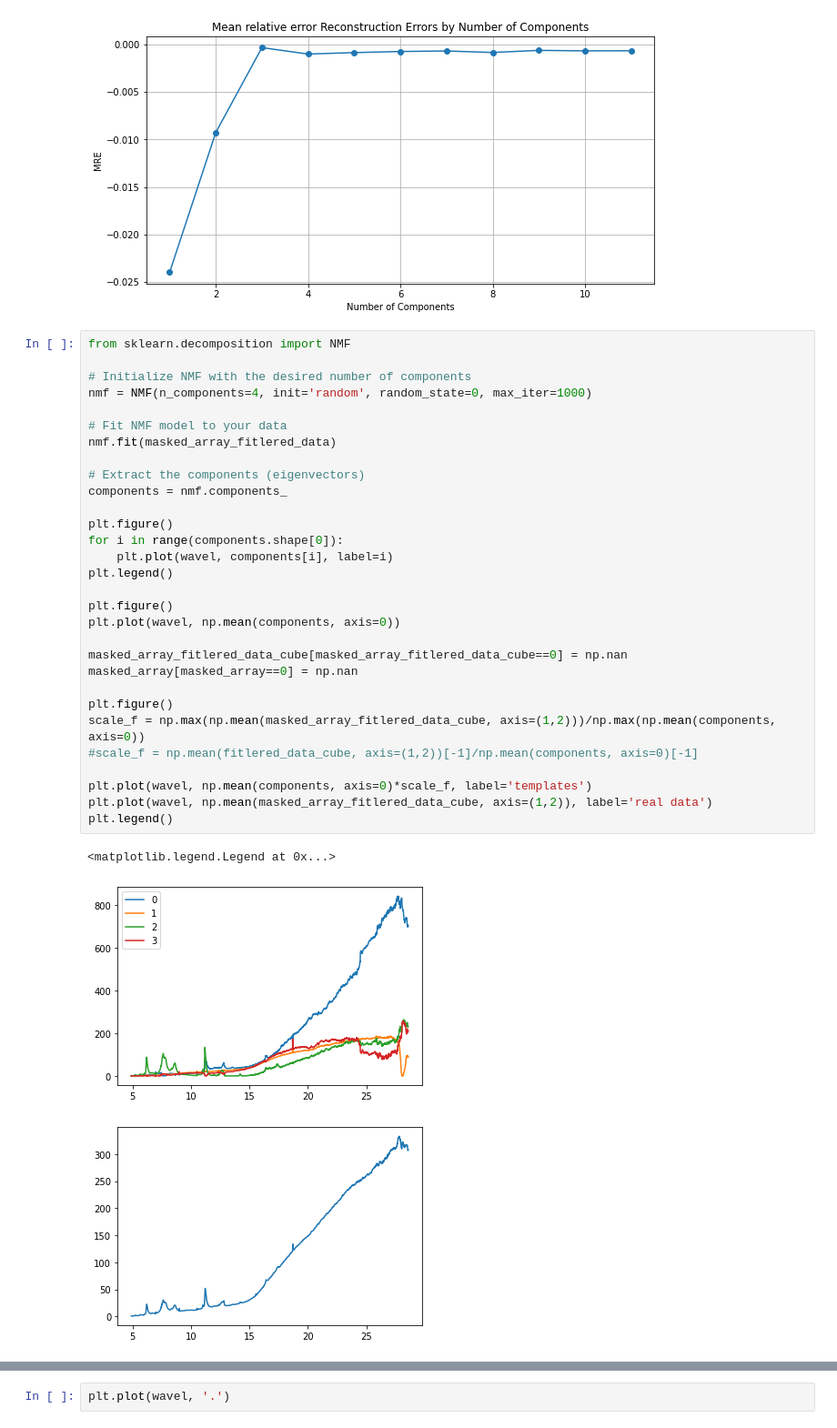
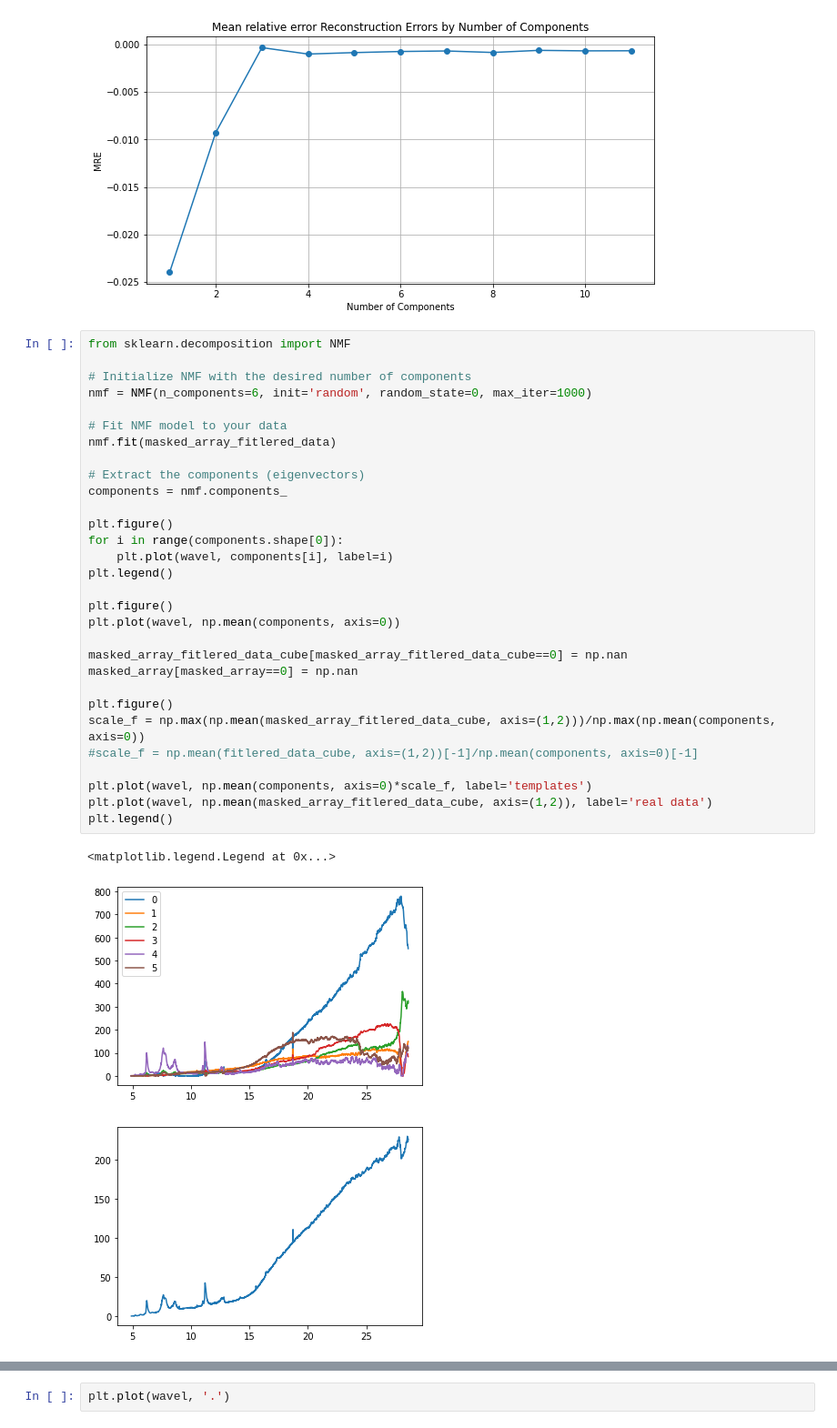
Before and after one commit to sidiso/surfh, a Jupyter notebook: notebooks/nmf_orion_allband.ipynb, the cells around one changed output, grey strips where cells are left out. Shown at 91% size. Cells and saved outputs as stored; diff of their text form.

```diff
--- a/notebooks/nmf_orion_allband.ipynb
+++ b/notebooks/nmf_orion_allband.ipynb
@@ -269,33 +280,33 @@ plt.grid(True)
 from sklearn.decomposition import NMF
 
 # Initialize NMF with the desired number of components
-nmf = NMF(n_components=4, init='random', random_state=0, max_iter=1000)
+nmf = NMF(n_components=6, init='random', random_state=0, max_iter=1000)
 
 # Fit NMF model to your data
 nmf.fit(masked_array_fitlered_data)
 
 # Extract the components (eigenvectors)
 components = nmf.components_
 
 plt.figure()
 for i in range(components.shape[0]):
     plt.plot(wavel, components[i], label=i)
 plt.legend()
 
 plt.figure()
 plt.plot(wavel, np.mean(components, axis=0))
 
 masked_array_fitlered_data_cube[masked_array_fitlered_data_cube==0] = np.nan
 masked_array[masked_array==0] = np.nan
 
 plt.figure()
 scale_f = np.max(np.mean(masked_array_fitlered_data_cube, axis=(1,2)))/np.max(np.mean(components, axis=0))
 #scale_f = np.mean(fitlered_data_cube, axis=(1,2))[-1]/np.mean(components, axis=0)[-1]
 
 plt.plot(wavel, np.mean(components, axis=0)*scale_f, label='templates')
 plt.plot(wavel, np.mean(masked_array_fitlered_data_cube, axis=(1,2)), label='real data')
 plt.legend()
 # %% [output]
 <matplotlib.legend.Legend at 0x...>
-[figure, old version]
+[figure, new version]
-[figure, old version]
+[figure, new version]
```
Also changed, not shown: parts of 6 cells of this notebook, 1 other file.
